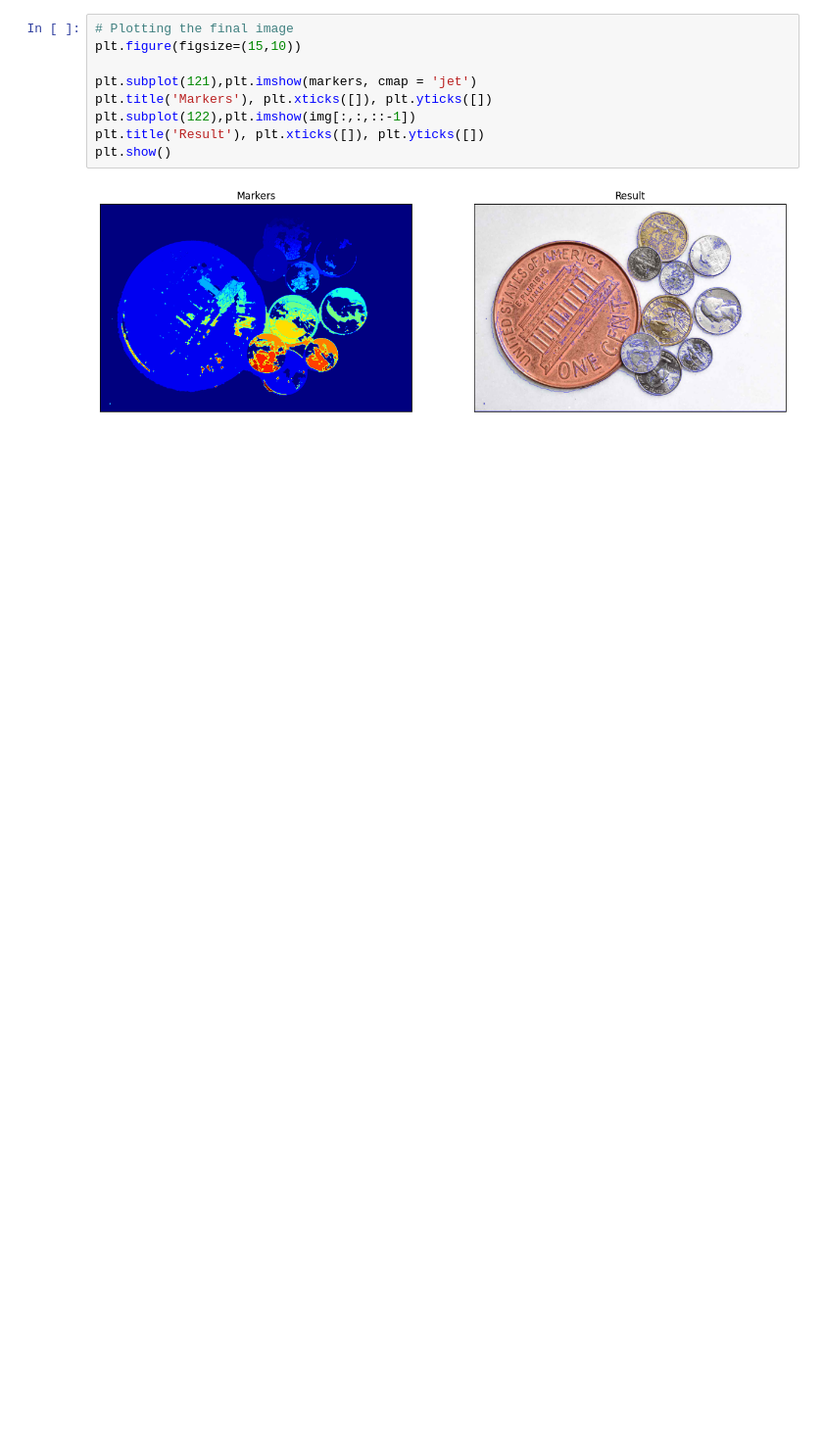
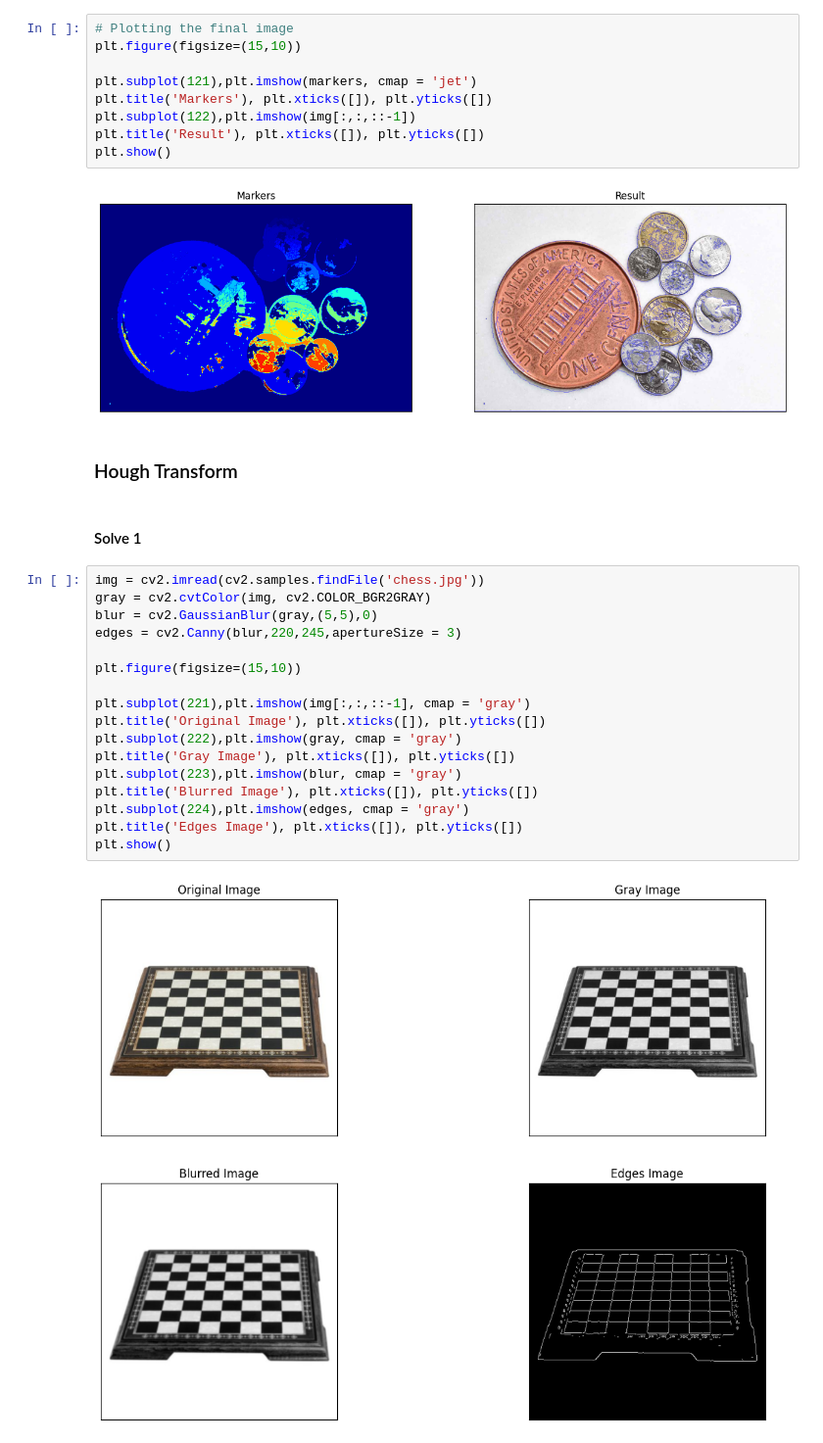
Before and after one commit to Minhdd1413/Image_Processing, a Jupyter notebook: Week5.ipynb, the cells around one changed output. Shown at 98% size. Drawn from its saved outputs; the diff is of its cells as text; blank space fills up the shorter version.

```diff
--- a/Week5.ipynb
+++ b/Week5.ipynb
@@ -94,3 +94,26 @@ plt.title('Result'), plt.xticks([]), plt.yticks([])
 plt.show()
 # %% [output]
 [figure]
+# %% [markdown]
+### Hough Transform
+# %% [markdown]
+#### Solve 1
+# %%
+img = cv2.imread(cv2.samples.findFile('chess.jpg'))
+gray = cv2.cvtColor(img, cv2.COLOR_BGR2GRAY)
+blur = cv2.GaussianBlur(gray,(5,5),0)
+edges = cv2.Canny(blur,220,245,apertureSize = 3)
+
+plt.figure(figsize=(15,10))
+
+plt.subplot(221),plt.imshow(img[:,:,::-1], cmap = 'gray')
+plt.title('Original Image'), plt.xticks([]), plt.yticks([])
+plt.subplot(222),plt.imshow(gray, cmap = 'gray')
+plt.title('Gray Image'), plt.xticks([]), plt.yticks([])
+plt.subplot(223),plt.imshow(blur, cmap = 'gray')
+plt.title('Blurred Image'), plt.xticks([]), plt.yticks([])
+plt.subplot(224),plt.imshow(edges, cmap = 'gray')
+plt.title('Edges Image'), plt.xticks([]), plt.yticks([])
+plt.show()
+# %% [output]
+[figure, added]
```
Also changed, not shown: parts of 7 cells of this notebook, 3 other files.
